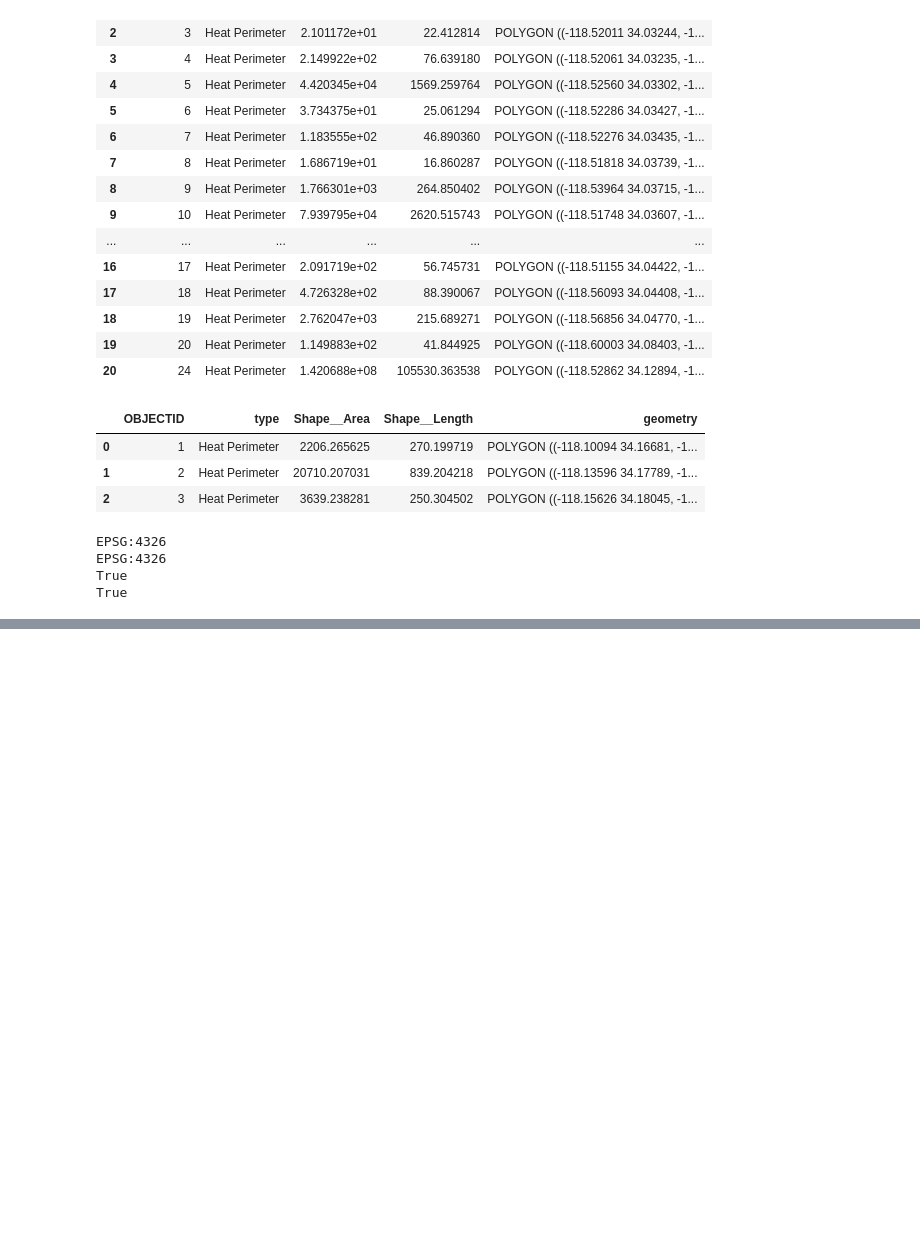
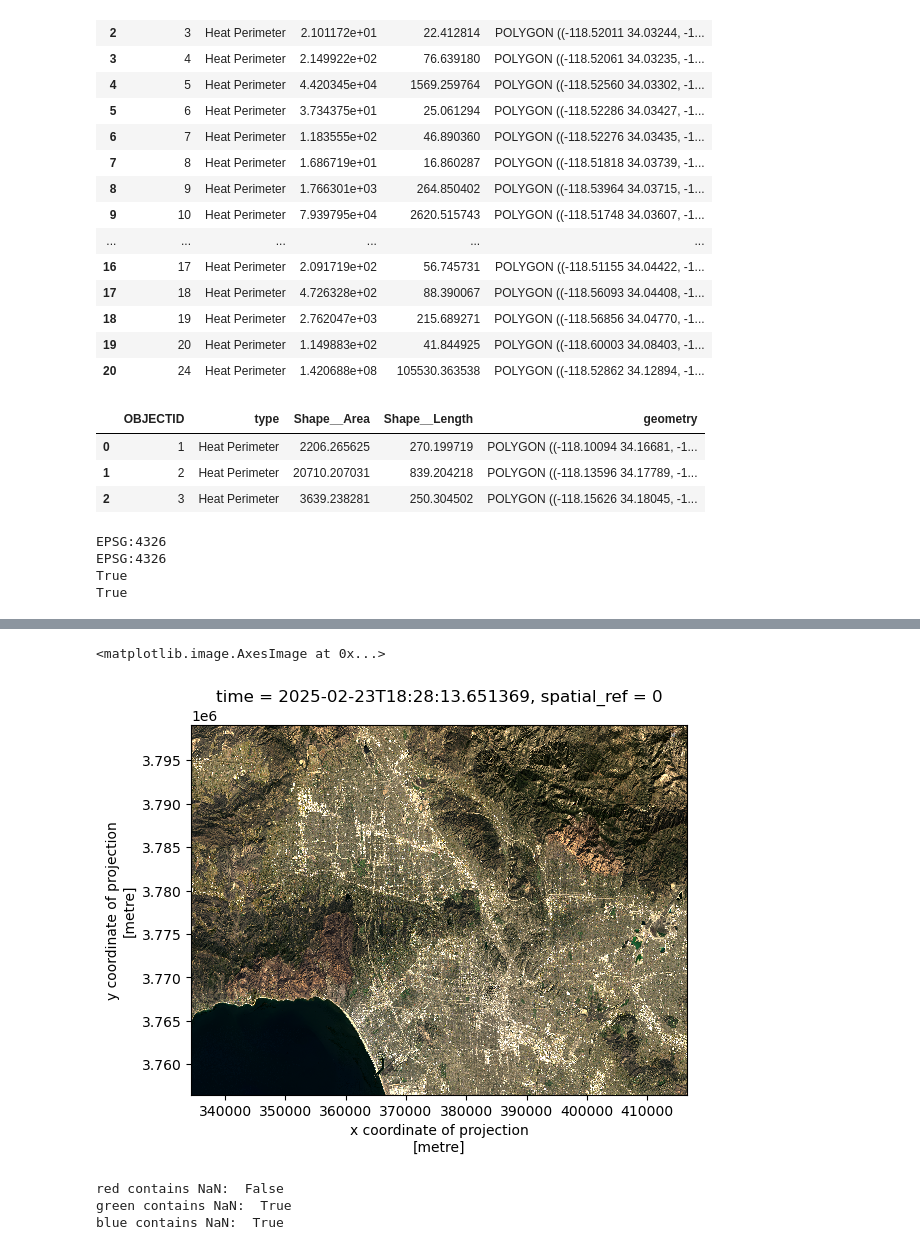
Before and after one commit to SRKads1998/eds220-hwk4, a Jupyter notebook: hw4-task2-False-Color-Mapping-Kadonoff.ipynb, the cells around one changed output, grey strips where cells are left out. Saved outputs shown, nothing was run; the diff lists cells and outputs as text; code cells hidden in the pictures; blank space fills up the shorter version.

```diff
--- a/hw4-task2-False-Color-Mapping-Kadonoff.ipynb
+++ b/hw4-task2-False-Color-Mapping-Kadonoff.ipynb
@@ -83,0 +153,17 @@ True
+# %%
+# set robust as equal to true to remove outliers and create the proper true color visualization map
+#b
+landsat[["red", "green", "blue"]].to_array().plot.imshow(robust = True)
+# %% [output]
+<matplotlib.image.AxesImage at 0x...>
+[figure, added]
+# %%
+#check which band has na values with a simple for loop and print function
+#c
+for band in ['red', 'green', 'blue']:
+    contains_nan = np.isnan(landsat[band].values).any()
+    print(band, "contains NaN: ", contains_nan)
+# %% [output]
+red contains NaN:  False
+green contains NaN:  True
+blue contains NaN:  True
```
Also changed, not shown: parts of 21 cells of this notebook.
